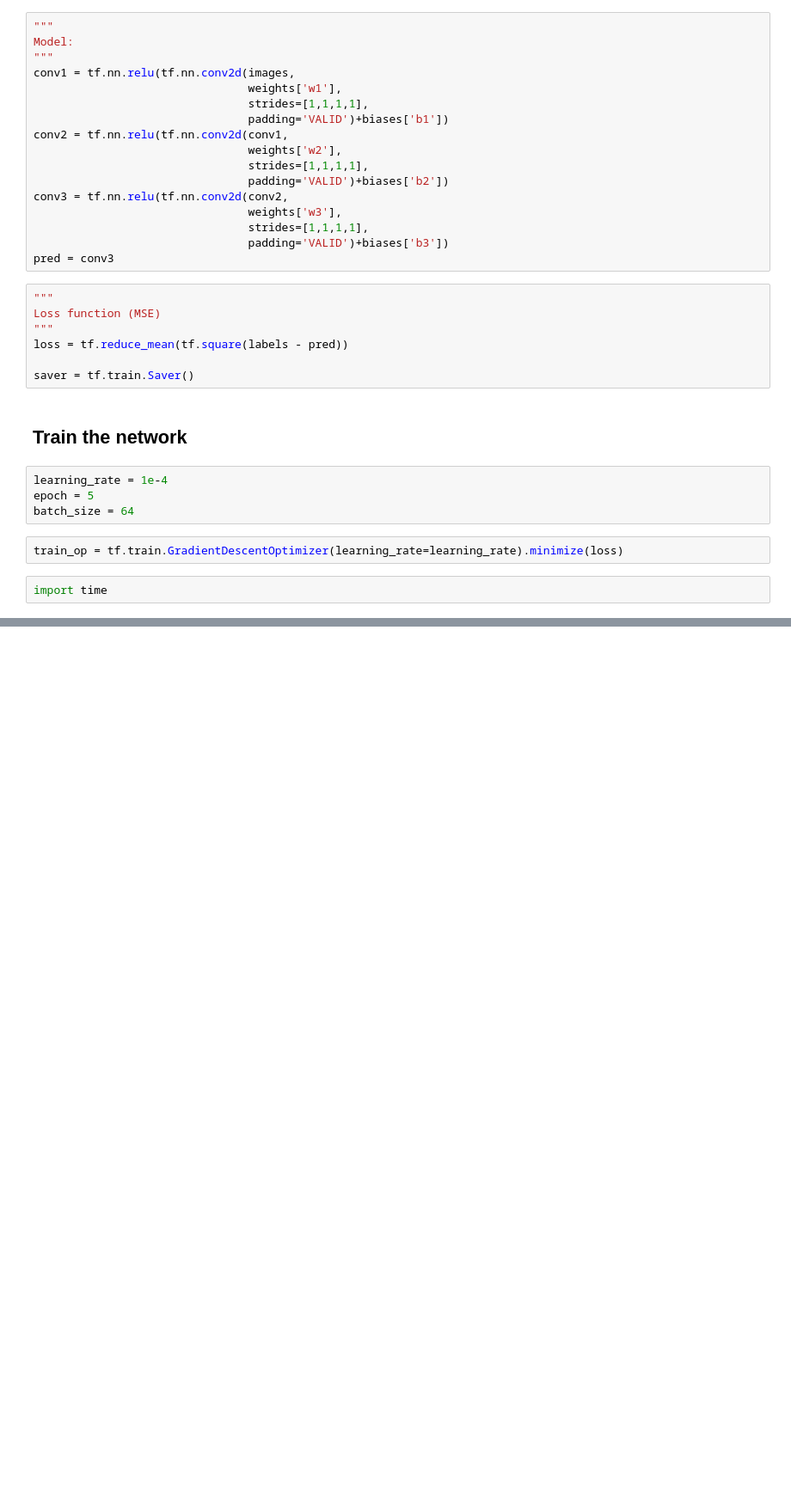
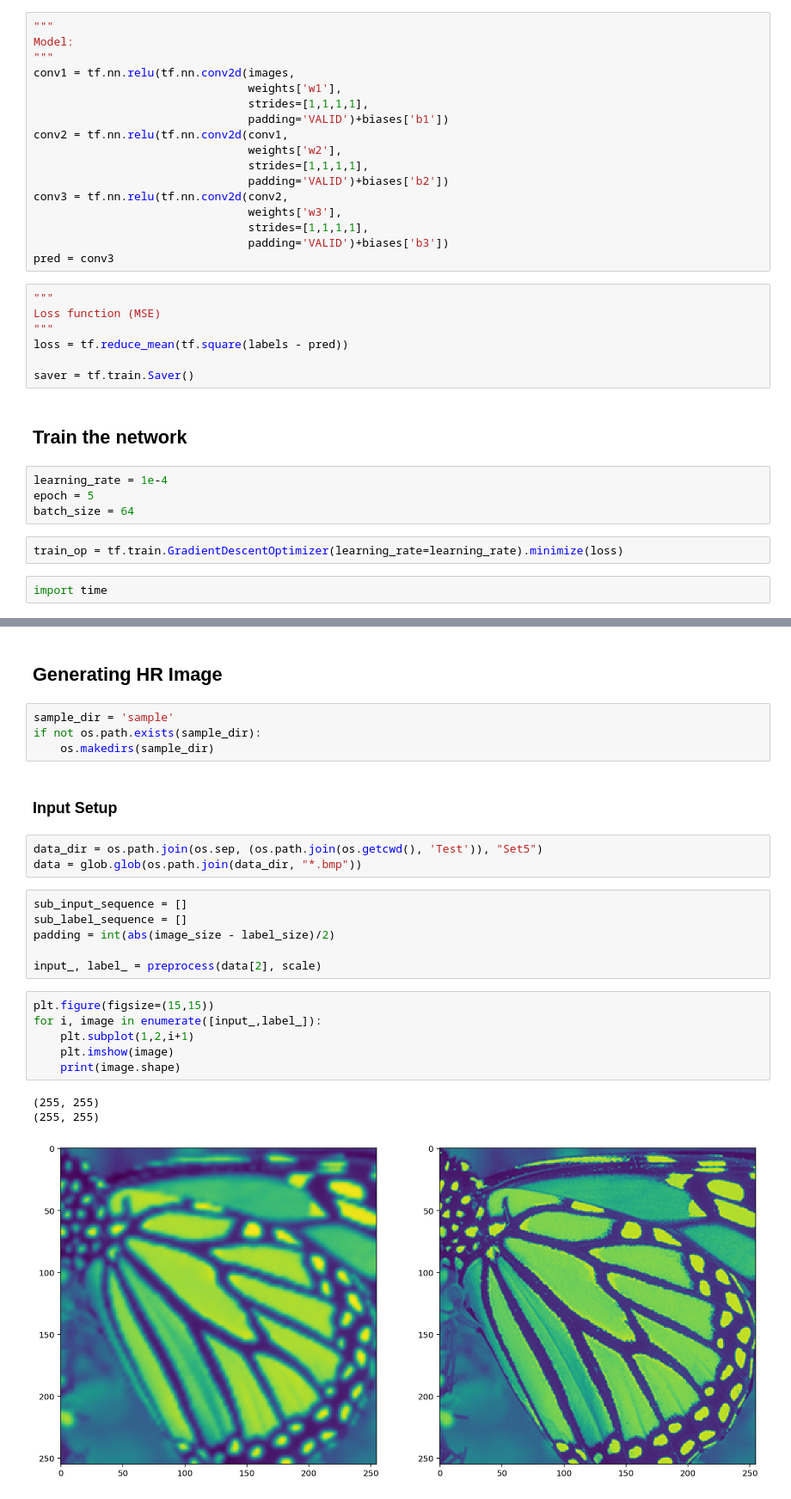
Before and after one commit to OranginaGaoZhao/SRCNN, a Jupyter notebook: SRCNN-Tensorflow.ipynb, the cells around one changed output, grey strips where cells are left out. Shown: that part at 86% size. Drawn from its saved outputs; the diff is of its cells as text; blank space fills up the shorter version.

```diff
--- a/SRCNN-Tensorflow.ipynb
+++ b/SRCNN-Tensorflow.ipynb
@@ -251,0 +259,27 @@ Epoch: [ 5], step: [210], time: [30.4911], loss: [0.22219610]
+# %% [markdown]
+## Generating HR Image
+# %%
+sample_dir = 'sample'
+if not os.path.exists(sample_dir):
+    os.makedirs(sample_dir)
+# %% [markdown]
+### Input Setup
+# %%
+data_dir = os.path.join(os.sep, (os.path.join(os.getcwd(), 'Test')), "Set5")
+data = glob.glob(os.path.join(data_dir, "*.bmp"))
+# %%
+sub_input_sequence = []
+sub_label_sequence = []
+padding = int(abs(image_size - label_size)/2)
+
+input_, label_ = preprocess(data[2], scale)
+# %%
+plt.figure(figsize=(15,15))
+for i, image in enumerate([input_,label_]):
+    plt.subplot(1,2,i+1)
+    plt.imshow(image)
+    print(image.shape)
+# %% [output]
+(255, 255)
+(255, 255)
+[figure, added]
```
Also changed, not shown: parts of 7 cells of this notebook, 8 other files.
